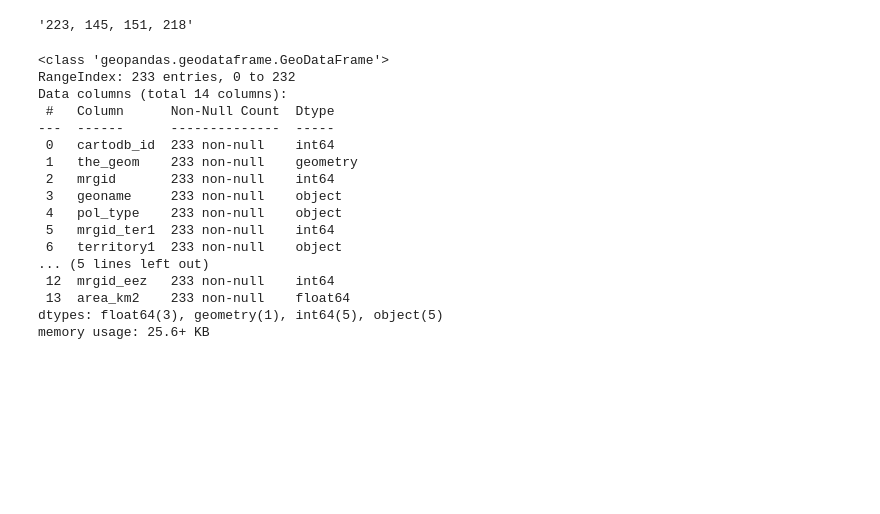
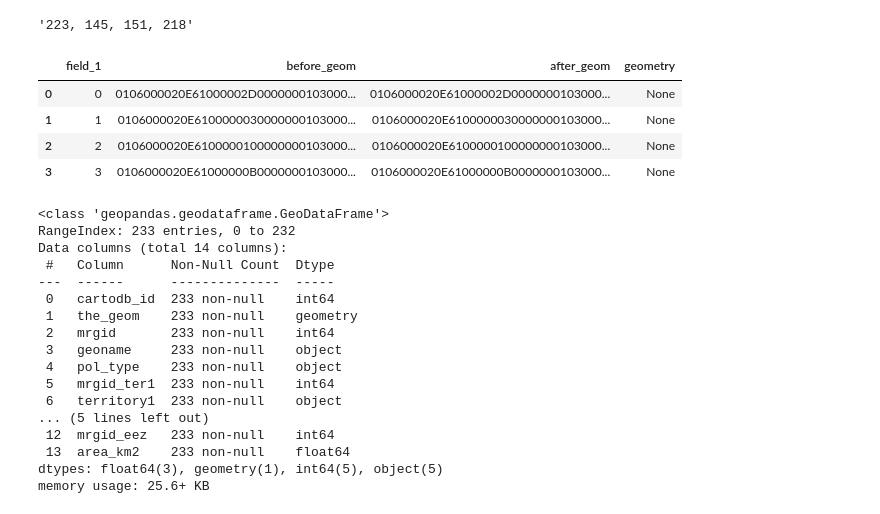
Before and after one commit to resource-watch/notebooks, a Jupyter notebook: ResourceWatch/Script_geostore_IDs_OW-79.ipynb, the cells around one changed output. Drawn from its saved outputs; the diff is of its cells as text; code cells hidden in the pictures; blank space fills up the shorter version.

```diff
--- a/ResourceWatch/Script_geostore_IDs_OW-79.ipynb
+++ b/ResourceWatch/Script_geostore_IDs_OW-79.ipynb
@@ -270,6 +283,17 @@ with open('eez_geojson_dict.json') as json_file:
 # %%
 eez_subset = cf.io.carto.read_carto(f'SELECT the_geom AS before_geom, ST_MakeValid(the_geom) AS after_geom FROM com_011_1_maritime_boundaries_territorial_waters WHERE cartodb_id in ({", ".join(eez_geojson_dict.keys())})',
                                     credentials=creds)
+# %%
+#eez_subset.to_csv("valid_eez_subset.csv")
+eez_subset = gpd.read_file('valid_eez_subset.csv')
+# %%
+eez_subset
+# %% [output]
+|  | field_1 | before_geom | after_geom | geometry |
+| 0 | 0 | 0106000020E61000002D0000000103000... | 0106000020E61000002D0000000103000... | None |
+| 1 | 1 | 0106000020E6100000030000000103000... | 0106000020E6100000030000000103000... | None |
+| 2 | 2 | 0106000020E6100000100000000103000... | 0106000020E6100000100000000103000... | None |
+| 3 | 3 | 0106000020E61000000B0000000103000... | 0106000020E61000000B0000000103000... | None |
 # %%
 eez_df.info()
 # %% [output]
```
Also changed, not shown: parts of 32 cells of this notebook.
